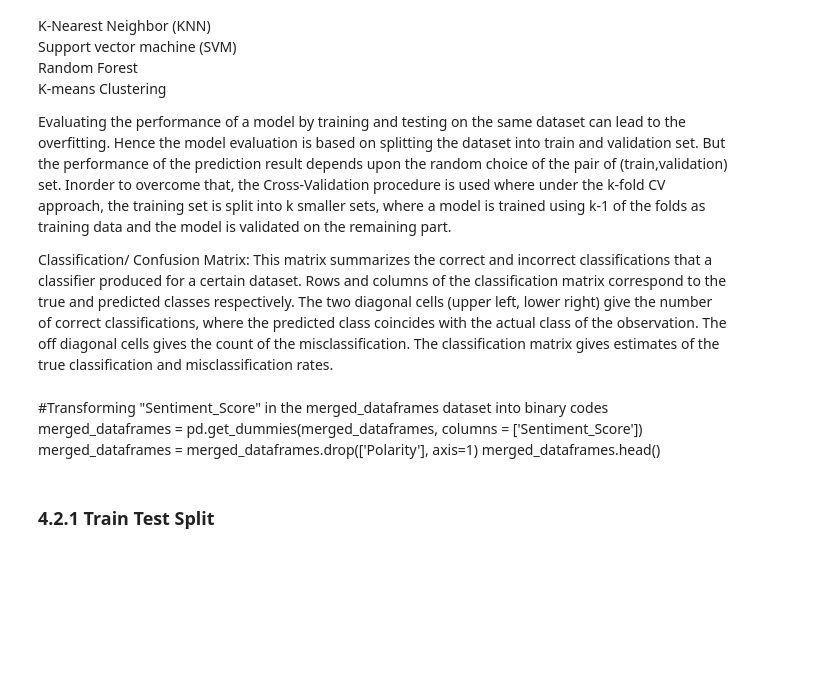
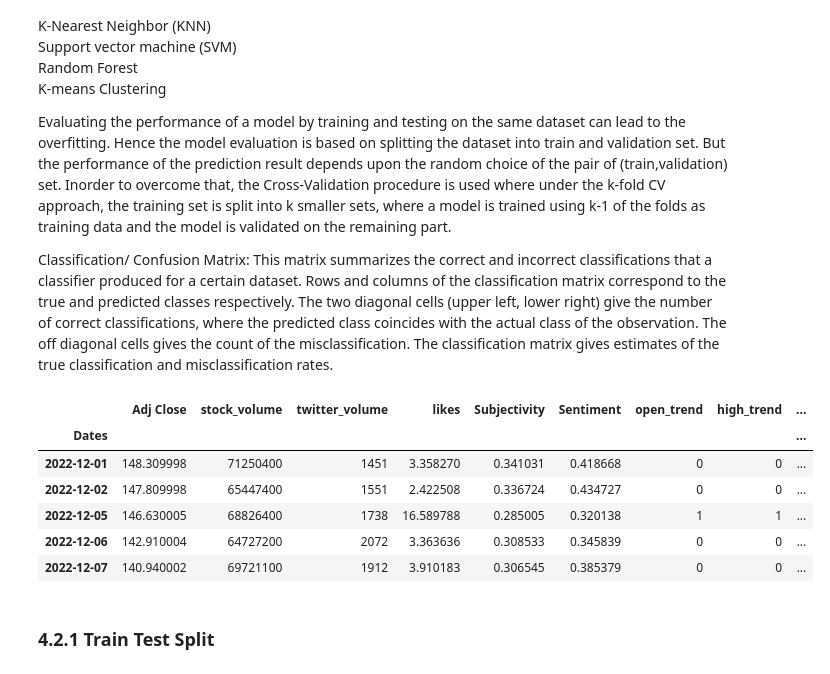
Before and after one commit to parisvu07/Springboard, a Jupyter notebook: Capstone_2_Twitter_Sentiment_Analysis/04_Modeling.ipynb, the cells around one changed output. Cells and saved outputs as stored; diff of their text form; code cells hidden in the pictures; blank space fills up the shorter version.

```diff
--- a/Capstone_2_Twitter_Sentiment_Analysis/04_Modeling.ipynb
+++ b/Capstone_2_Twitter_Sentiment_Analysis/04_Modeling.ipynb
@@ -96,11 +97,19 @@ K-means Clustering
 Evaluating the performance of a model by training and testing on the same dataset can lead to the overfitting. Hence the model evaluation is based on splitting the dataset into train and validation set. But the performance of the prediction result depends upon the random choice of the pair of (train,validation) set. Inorder to overcome that, the Cross-Validation procedure is used where under the k-fold CV approach, the training set is split into k smaller sets, where a model is trained using k-1 of the folds as training data and the model is validated on the remaining part.
 
 Classification/ Confusion Matrix: This matrix summarizes the correct and incorrect classifications that a classifier produced for a certain dataset. Rows and columns of the classification matrix correspond to the true and predicted classes respectively. The two diagonal cells (upper left, lower right) give the number of correct classifications, where the predicted class coincides with the actual class of the observation. The off diagonal cells gives the count of the misclassification. The classification matrix gives estimates of the true classification and misclassification rates.
-# %% [markdown]
-#Transforming "Sentiment_Score" in the merged_dataframes dataset into binary codes
-merged_dataframes = pd.get_dummies(merged_dataframes, columns = ['Sentiment_Score'])
-merged_dataframes = merged_dataframes.drop(['Polarity'], axis=1)
-merged_dataframes.head()
+# %%
+#Transforming "Sentiment_Score" in the merged_dataframes dataset into binary codes
+merged_dataframes = pd.get_dummies(merged_dataframes, columns = ['Sentiment_Score'])
+merged_dataframes = merged_dataframes.drop(['Polarity'], axis=1)
+merged_dataframes.head()
+# %% [output]
+|  | Adj Close | stock_volume | twitter_volume | likes | Subjectivity | Sentiment | open_trend | high_trend | ... |
+| Dates |  |  |  |  |  |  |  |  | ... |
+| 2022-12-01 | 148.309998 | 71250400 | 1451 | 3.358270 | 0.341031 | 0.418668 | 0 | 0 | ... |
+| 2022-12-02 | 147.809998 | 65447400 | 1551 | 2.422508 | 0.336724 | 0.434727 | 0 | 0 | ... |
+| 2022-12-05 | 146.630005 | 68826400 | 1738 | 16.589788 | 0.285005 | 0.320138 | 1 | 1 | ... |
+| 2022-12-06 | 142.910004 | 64727200 | 2072 | 3.363636 | 0.308533 | 0.345839 | 0 | 0 | ... |
+| 2022-12-07 | 140.940002 | 69721100 | 1912 | 3.910183 | 0.306545 | 0.385379 | 0 | 0 | ... |
 # %% [markdown]
 ### 4.2.1 Train Test Split
 # %% [markdown]
```
Also changed, not shown: parts of 34 cells of this notebook, 2 other files.
